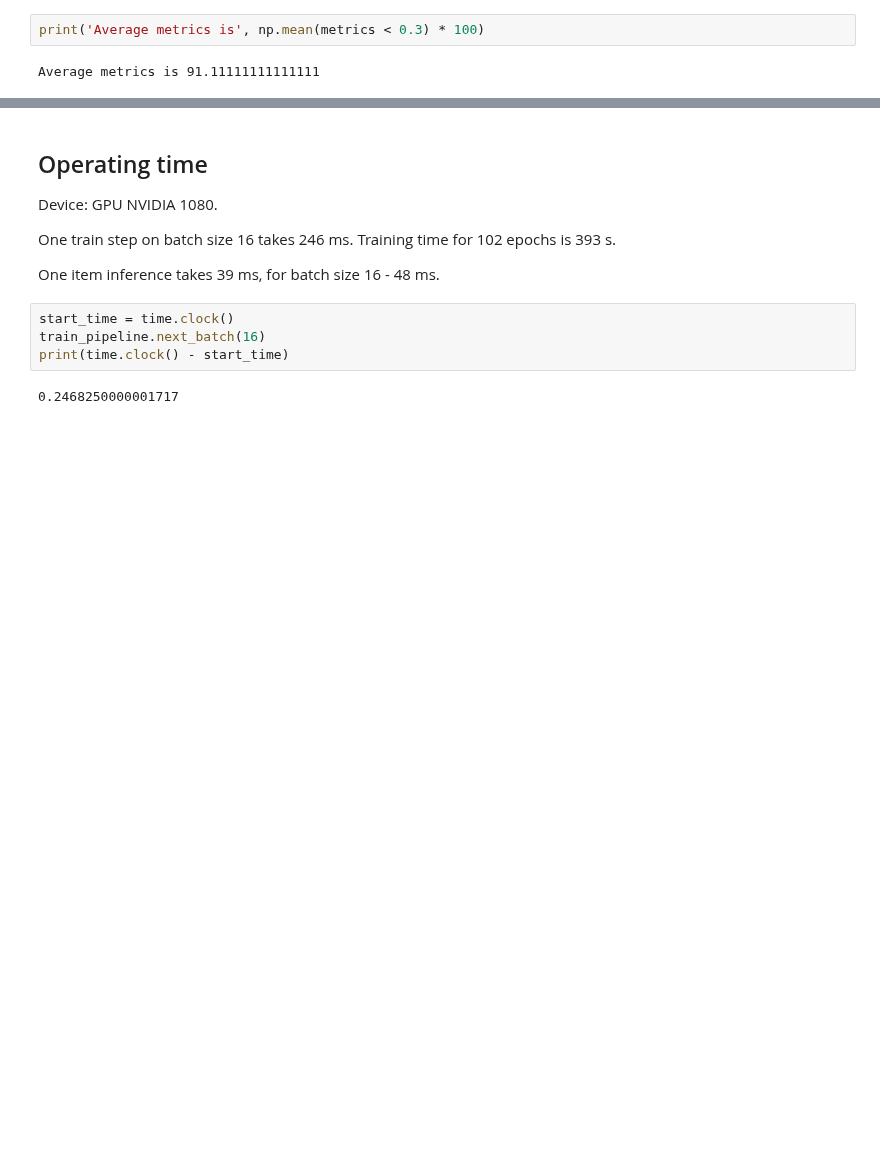
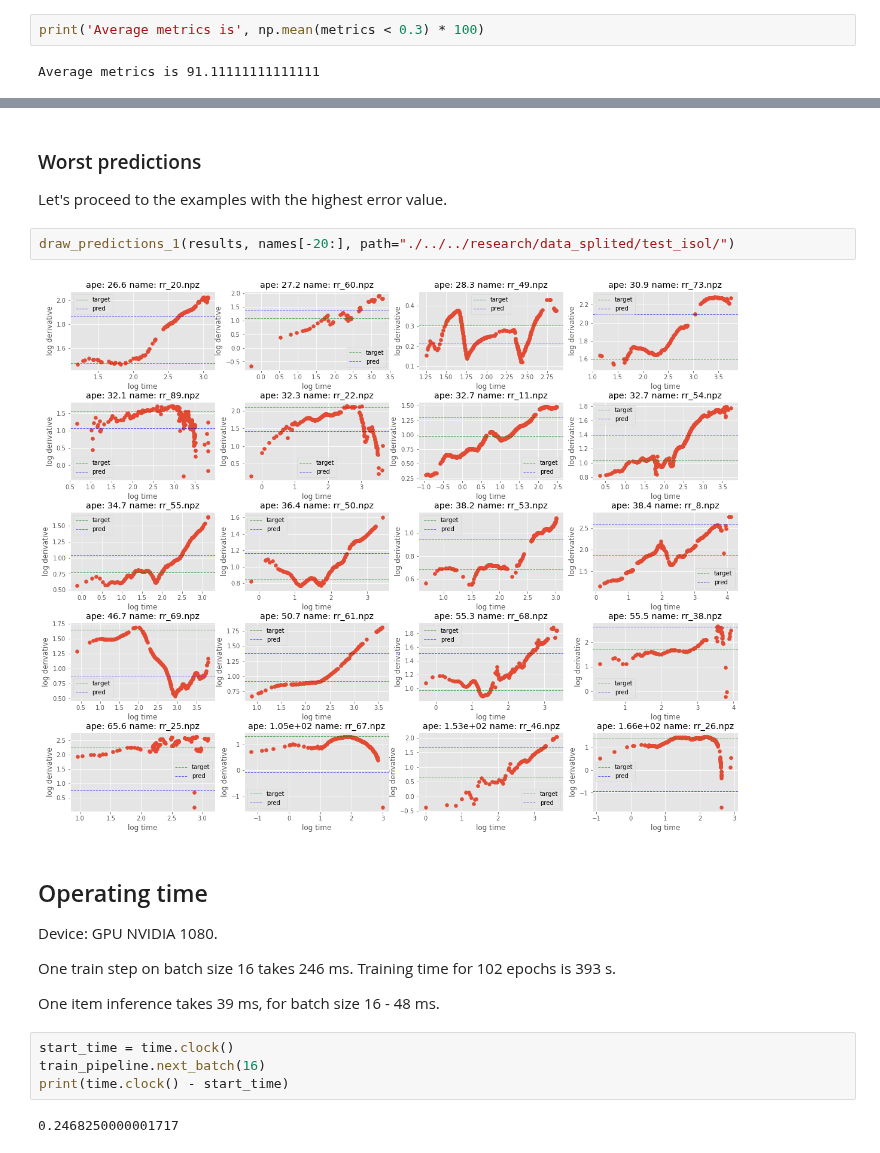
Before and after one commit to analysiscenter/radial, a Jupyter notebook: standards/training_1d_model.ipynb, the cells around one changed output, grey strips where cells are left out. Cells and saved outputs as stored; diff of their text form; blank space fills up the shorter version.

```diff
--- a/standards/training_1d_model.ipynb
+++ b/standards/training_1d_model.ipynb
@@ -223,3 +227,10 @@ draw_results(test_batch, metrics)
+# %% [markdown]
+### Worst predictions
+Let's proceed to the examples with the highest error value.
+# %%
+draw_predictions_1(results, names[-20:], path="./../../research/data_splited/test_isol/")
+# %% [output]
+[figure, added]
 # %% [markdown]
 ## Operating time
 
```
Also changed, not shown: parts of 12 cells of this notebook, 1 other file.
